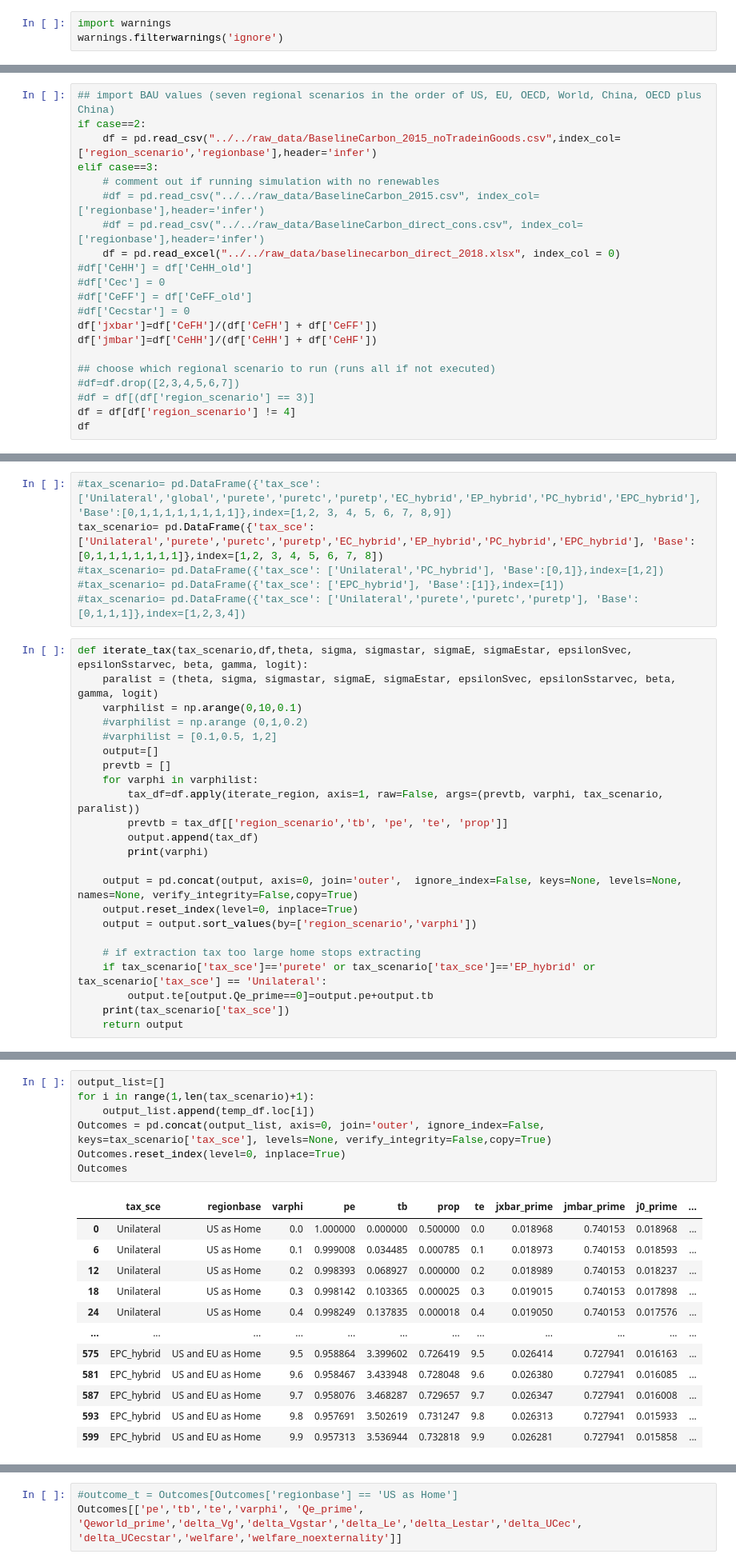
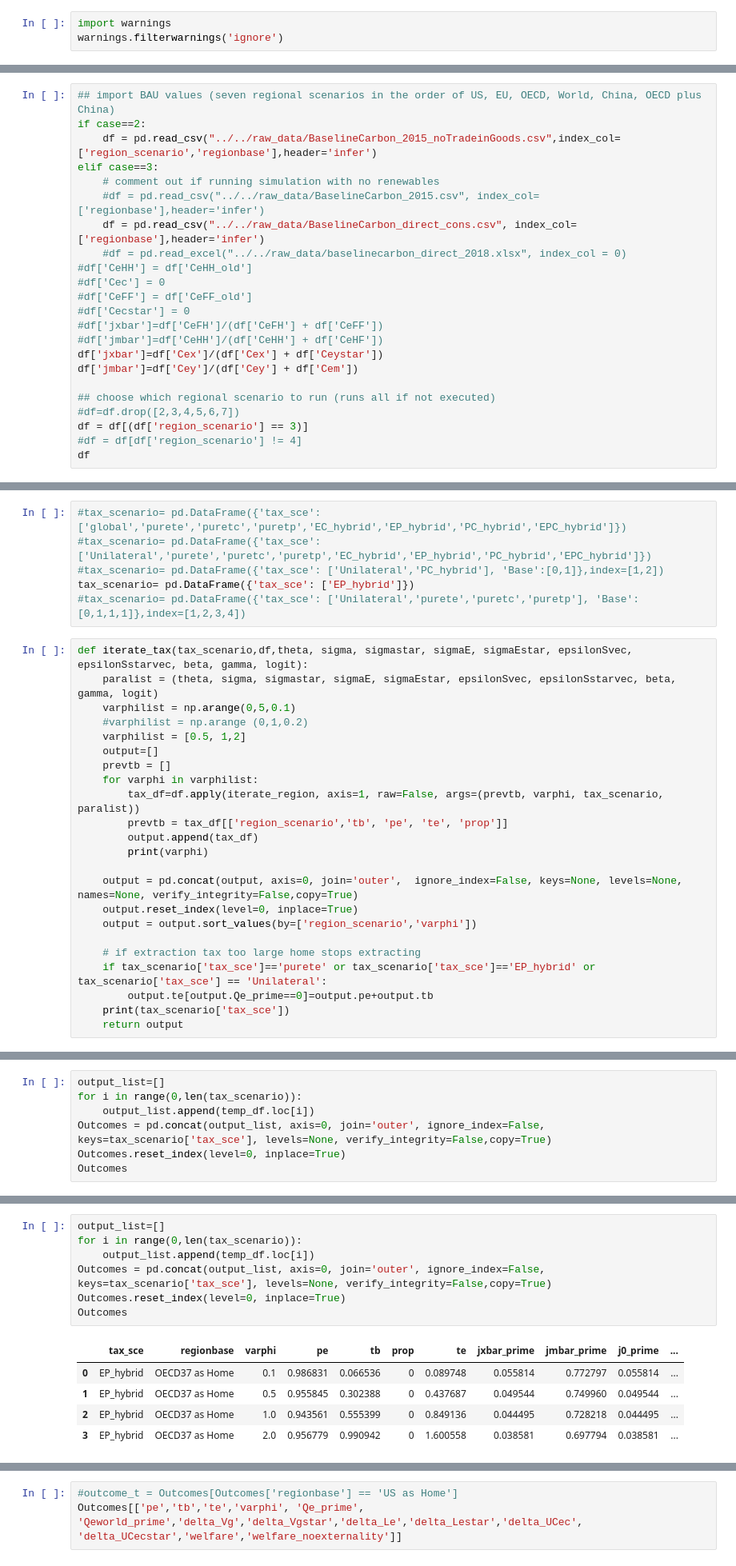
Before and after one commit to VoliCrank/Optimal-Unilateral-Carbon-Policy, a Jupyter notebook: simulation_results/codes/direct_energy_consumption/ces_direct_energy.ipynb, the cells around one changed output, grey strips where cells are left out. Shown at 80% size. Drawn from its saved outputs; the diff is of its cells as text.

```diff
--- a/simulation_results/codes/direct_energy_consumption/ces_direct_energy.ipynb
+++ b/simulation_results/codes/direct_energy_consumption/ces_direct_energy.ipynb
@@ -49,18 +49,20 @@ if case==2:
 elif case==3:
     # comment out if running simulation with no renewables
     #df = pd.read_csv("../../raw_data/BaselineCarbon_2015.csv", index_col=['regionbase'],header='infer')
-    #df = pd.read_csv("../../raw_data/BaselineCarbon_direct_cons.csv", index_col=['regionbase'],header='infer')
-    df = pd.read_excel("../../raw_data/baselinecarbon_direct_2018.xlsx", index_col = 0)
+    df = pd.read_csv("../../raw_data/BaselineCarbon_direct_cons.csv", index_col=['regionbase'],header='infer')
+    #df = pd.read_excel("../../raw_data/baselinecarbon_direct_2018.xlsx", index_col = 0)
 #df['CeHH'] = df['CeHH_old']
 #df['Cec'] = 0
 #df['CeFF'] = df['CeFF_old']
 #df['Cecstar'] = 0
-df['jxbar']=df['CeFH']/(df['CeFH'] + df['CeFF'])
-df['jmbar']=df['CeHH']/(df['CeHH'] + df['CeHF'])
+#df['jxbar']=df['CeFH']/(df['CeFH'] + df['CeFF'])
+#df['jmbar']=df['CeHH']/(df['CeHH'] + df['CeHF'])
+df['jxbar']=df['Cex']/(df['Cex'] + df['Ceystar'])
+df['jmbar']=df['Cey']/(df['Cey'] + df['Cem'])
 
 ## choose which regional scenario to run (runs all if not executed)
 #df=df.drop([2,3,4,5,6,7])
-#df = df[(df['region_scenario'] == 3)]
-df = df[df['region_scenario'] != 4]
+df = df[(df['region_scenario'] == 3)]
+#df = df[df['region_scenario'] != 4]
 df
 # %% [output]
@@ -76,15 +73,15 @@ df
 # %%
-#tax_scenario= pd.DataFrame({'tax_sce': ['Unilateral','global','purete','puretc','puretp','EC_hybrid','EP_hybrid','PC_hybrid','EPC_hybrid'], 'Base':[0,1,1,1,1,1,1,1,1]},index=[1,2, 3, 4, 5, 6, 7, 8,9])
-tax_scenario= pd.DataFrame({'tax_sce': ['Unilateral','purete','puretc','puretp','EC_hybrid','EP_hybrid','PC_hybrid','EPC_hybrid'], 'Base':[0,1,1,1,1,1,1,1]},index=[1,2, 3, 4, 5, 6, 7, 8])
+#tax_scenario= pd.DataFrame({'tax_sce': ['global','purete','puretc','puretp','EC_hybrid','EP_hybrid','PC_hybrid','EPC_hybrid']})
+#tax_scenario= pd.DataFrame({'tax_sce': ['Unilateral','purete','puretc','puretp','EC_hybrid','EP_hybrid','PC_hybrid','EPC_hybrid']})
 #tax_scenario= pd.DataFrame({'tax_sce': ['Unilateral','PC_hybrid'], 'Base':[0,1]},index=[1,2])
-#tax_scenario= pd.DataFrame({'tax_sce': ['EPC_hybrid'], 'Base':[1]},index=[1])
+tax_scenario= pd.DataFrame({'tax_sce': ['EP_hybrid']})
 #tax_scenario= pd.DataFrame({'tax_sce': ['Unilateral','purete','puretc','puretp'], 'Base':[0,1,1,1]},index=[1,2,3,4])
 # %%
 def iterate_tax(tax_scenario,df,theta, sigma, sigmastar, sigmaE, sigmaEstar, epsilonSvec, epsilonSstarvec, beta, gamma, logit):
     paralist = (theta, sigma, sigmastar, sigmaE, sigmaEstar, epsilonSvec, epsilonSstarvec, beta, gamma, logit)
-    varphilist = np.arange(0,10,0.1)
+    varphilist = np.arange(0,5,0.1)
     #varphilist = np.arange (0,1,0.2)
-    #varphilist = [0.1,0.5, 1,2]
+    varphilist = [0.5, 1,2]
     output=[]
     prevtb = []
     for varphi in varphilist:
@@ -142,0 +127,7 @@ EPC_hybrid
+# %%
+output_list=[]
+for i in range(0,len(tax_scenario)):
+    output_list.append(temp_df.loc[i])
+Outcomes = pd.concat(output_list, axis=0, join='outer', ignore_index=False, keys=tax_scenario['tax_sce'], levels=None, verify_integrity=False,copy=True)
+Outcomes.reset_index(level=0, inplace=True)
+Outcomes
@@ -143,20 +140,13 @@ EPC_hybrid
 # %%
 output_list=[]
-for i in range(1,len(tax_scenario)+1):
+for i in range(0,len(tax_scenario)):
     output_list.append(temp_df.loc[i])
 Outcomes = pd.concat(output_list, axis=0, join='outer', ignore_index=False, keys=tax_scenario['tax_sce'], levels=None, verify_integrity=False,copy=True)
 Outcomes.reset_index(level=0, inplace=True)
 Outcomes
 # %% [output]
 |  | tax_sce | regionbase | varphi | pe | tb | prop | te | jxbar_prime | jmbar_prime | j0_prime | ... |
-| 0 | Unilateral | US as Home | 0.0 | 1.000000 | 0.000000 | 0.500000 | 0.0 | 0.018968 | 0.740153 | 0.018968 | ... |
-| 6 | Unilateral | US as Home | 0.1 | 0.999008 | 0.034485 | 0.000785 | 0.1 | 0.018973 | 0.740153 | 0.018593 | ... |
-| 12 | Unilateral | US as Home | 0.2 | 0.998393 | 0.068927 | 0.000000 | 0.2 | 0.018989 | 0.740153 | 0.018237 | ... |
-| 18 | Unilateral | US as Home | 0.3 | 0.998142 | 0.103365 | 0.000025 | 0.3 | 0.019015 | 0.740153 | 0.017898 | ... |
-| 24 | Unilateral | US as Home | 0.4 | 0.998249 | 0.137835 | 0.000018 | 0.4 | 0.019050 | 0.740153 | 0.017576 | ... |
-| ... | ... | ... | ... | ... | ... | ... | ... | ... | ... | ... | ... |
-| 575 | EPC_hybrid | US and EU as Home | 9.5 | 0.958864 | 3.399602 | 0.726419 | 9.5 | 0.026414 | 0.727941 | 0.016163 | ... |
-| 581 | EPC_hybrid | US and EU as Home | 9.6 | 0.958467 | 3.433948 | 0.728048 | 9.6 | 0.026380 | 0.727941 | 0.016085 | ... |
-| 587 | EPC_hybrid | US and EU as Home | 9.7 | 0.958076 | 3.468287 | 0.729657 | 9.7 | 0.026347 | 0.727941 | 0.016008 | ... |
-| 593 | EPC_hybrid | US and EU as Home | 9.8 | 0.957691 | 3.502619 | 0.731247 | 9.8 | 0.026313 | 0.727941 | 0.015933 | ... |
-| 599 | EPC_hybrid | US and EU as Home | 9.9 | 0.957313 | 3.536944 | 0.732818 | 9.9 | 0.026281 | 0.727941 | 0.015858 | ... |
+| 0 | EP_hybrid | OECD37 as Home | 0.1 | 0.986831 | 0.066536 | 0 | 0.089748 | 0.055814 | 0.772797 | 0.055814 | ... |
+| 1 | EP_hybrid | OECD37 as Home | 0.5 | 0.955845 | 0.302388 | 0 | 0.437687 | 0.049544 | 0.749960 | 0.049544 | ... |
+| 2 | EP_hybrid | OECD37 as Home | 1.0 | 0.943561 | 0.555399 | 0 | 0.849136 | 0.044495 | 0.728218 | 0.044495 | ... |
+| 3 | EP_hybrid | OECD37 as Home | 2.0 | 0.956779 | 0.990942 | 0 | 1.600558 | 0.038581 | 0.697794 | 0.038581 | ... |
```
Also changed, not shown: parts of 7 cells of this notebook, 24 other files.
